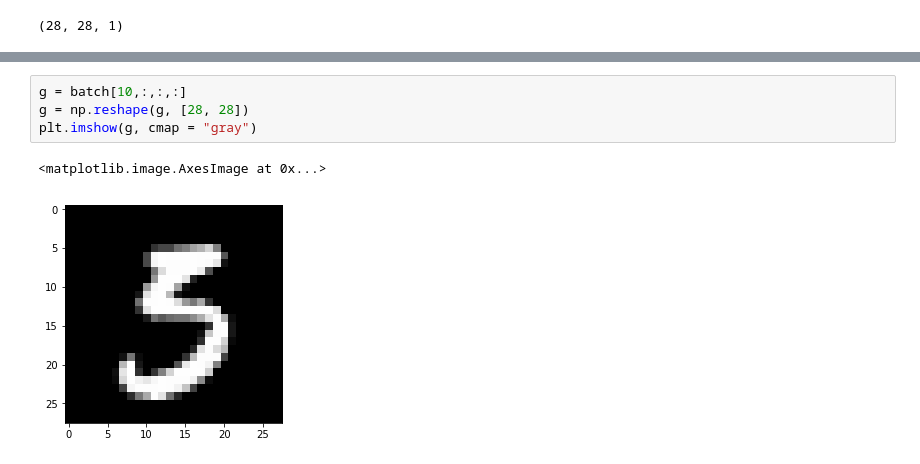
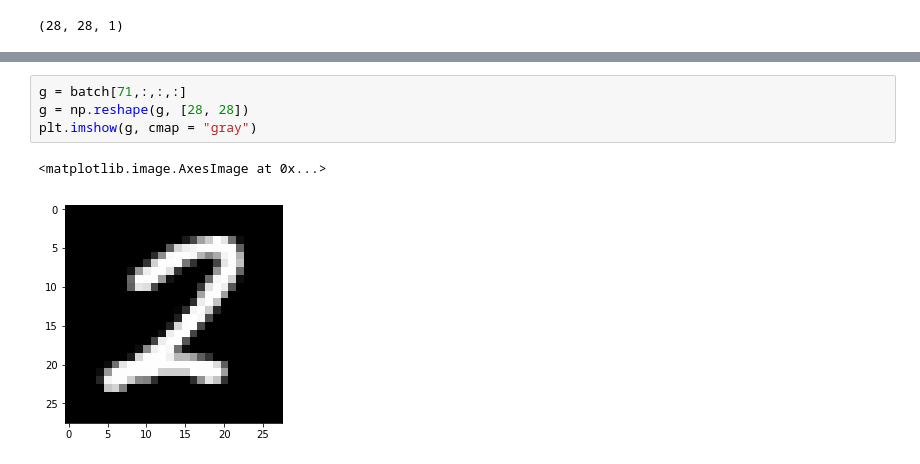
Before and after one commit to charlienew/GANCS, a Jupyter notebook: Mnist-test.ipynb, the cells around one changed output, grey strips where cells are left out. Saved outputs shown, nothing was run; the diff lists cells and outputs as text.

```diff
--- a/Mnist-test.ipynb
+++ b/Mnist-test.ipynb
@@ -197,7 +212,7 @@ plt.imshow(m, cmap = "gray")
 # %%
-g = batch[10,:,:,:]
+g = batch[71,:,:,:]
 g = np.reshape(g, [28, 28])
 plt.imshow(g, cmap = "gray")
 # %% [output]
 <matplotlib.image.AxesImage at 0x...>
-[figure, old version]
+[figure, new version]
```
Also changed, not shown: parts of 13 cells of this notebook.
